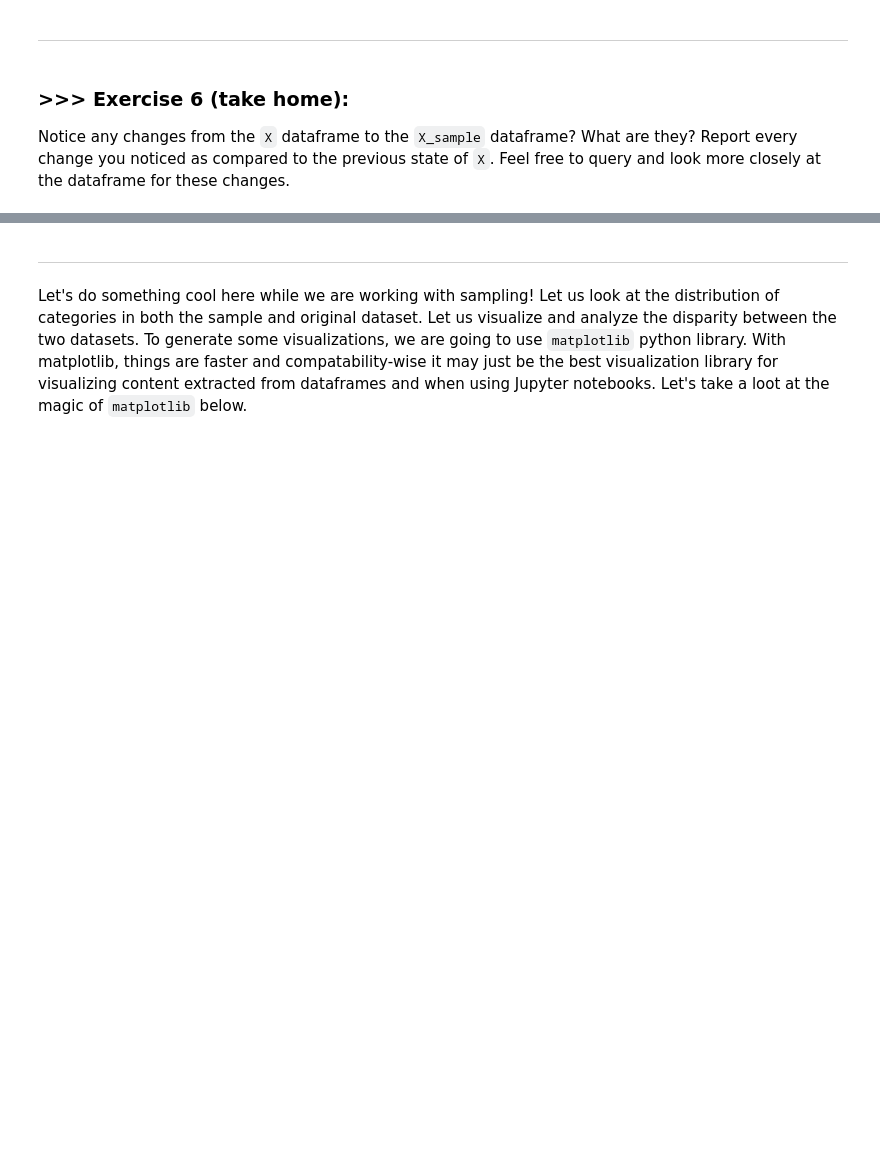
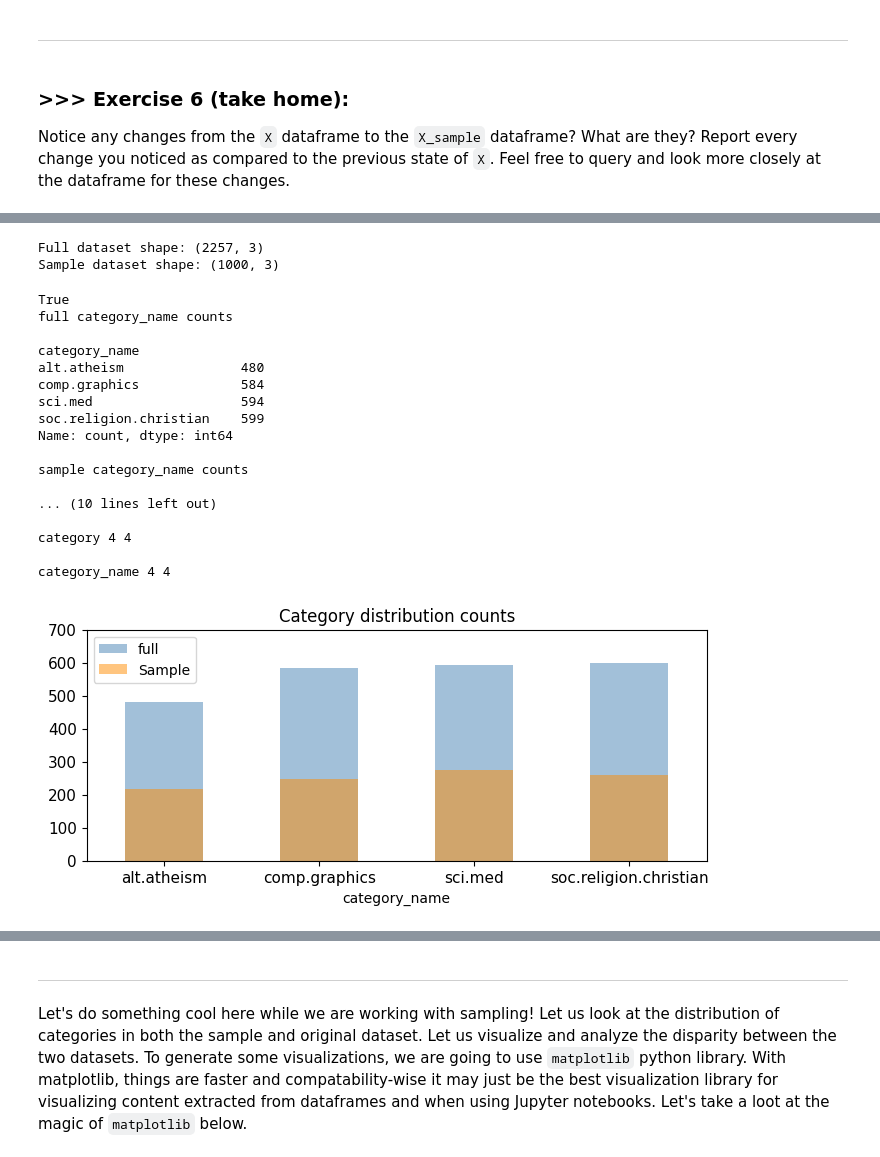
Before and after one commit to momo-the-cat/DM2025-Lab1-Exercise, a Jupyter notebook: DM2025-Lab1-Master.ipynb, the cells around one changed output, grey strips where cells are left out. Saved outputs shown, nothing was run; the diff lists cells and outputs as text; code cells hidden in the pictures; blank space fills up the shorter version.

```diff
--- a/DM2025-Lab1-Master.ipynb
+++ b/DM2025-Lab1-Master.ipynb
@@ -667,0 +880,58 @@ Notice any changes from the `X` dataframe to the `X_sample` dataframe? What are
+# %%
+# the first thing we can see when using .info() is that the amount of entries for X and X_sample are different
+# this is expected since X_sample is a subset of X
+# since the indexes do not reset when running "X_sample = X.sample(n=1000)", the initial index and the last are not
+# consistent with correct number of entries (e.g. Index: 1000 entries, 2249 to 1003)
+
+print("Full dataset shape:", X.shape)
+print("Sample dataset shape:", X_sample.shape)
+# %% [output]
+Full dataset shape: (2257, 3)
+Sample dataset shape: (1000, 3)
+# %%
+# are the data types equal
+print(X.dtypes.equals(X_sample.dtypes))
+print()
+print("full category_name counts\n")
+print(X['category_name'].value_counts().sort_index(),"\n")
+print("sample category_name counts\n")
+print(X_sample['category_name'].value_counts().sort_index(),"\n")
+print("unique value counts\n")
+for col in X.columns:
+    print(col, len(X[col].unique()), len(X_sample[col].unique()),"\n")
+print()
+
+
+import matplotlib.pyplot as plt
+
+plt.style.use('default')
+
+X['category_name'].value_counts().sort_index().plot(kind = 'bar',
+                                    title = 'Category distribution counts',
+                                    label = 'full',
+                                    ylim = [0, 700],
+                                    rot = 0, fontsize = 11, alpha=0.5, figsize = (8,3),
+                                    color = 'steelblue')
+X_sample['category_name'].value_counts().sort_index().plot(kind='bar', alpha=0.5, label='Sample', rot = 0,
+                                    color = 'darkorange')
+plt.legend()
+plt.show()
+# %% [output]
+True
+full category_name counts
+
+category_name
+alt.atheism               480
+comp.graphics             584
+sci.med                   594
+soc.religion.christian    599
+Name: count, dtype: int64
+
+sample category_name counts
+
+... (10 lines left out)
+
+category 4 4
+
+category_name 4 4
+[figure, added]
```
Also changed, not shown: parts of 80 cells of this notebook, 7 other files.
